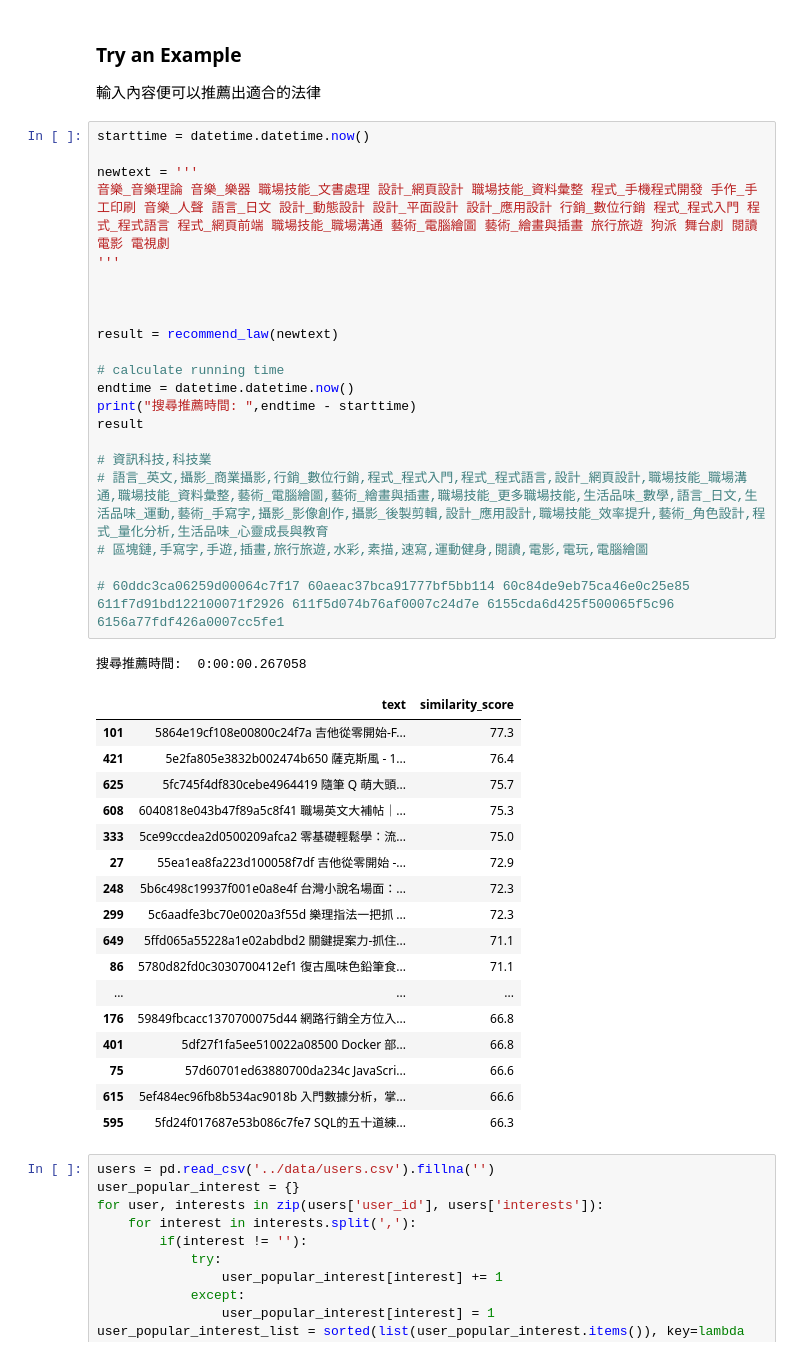
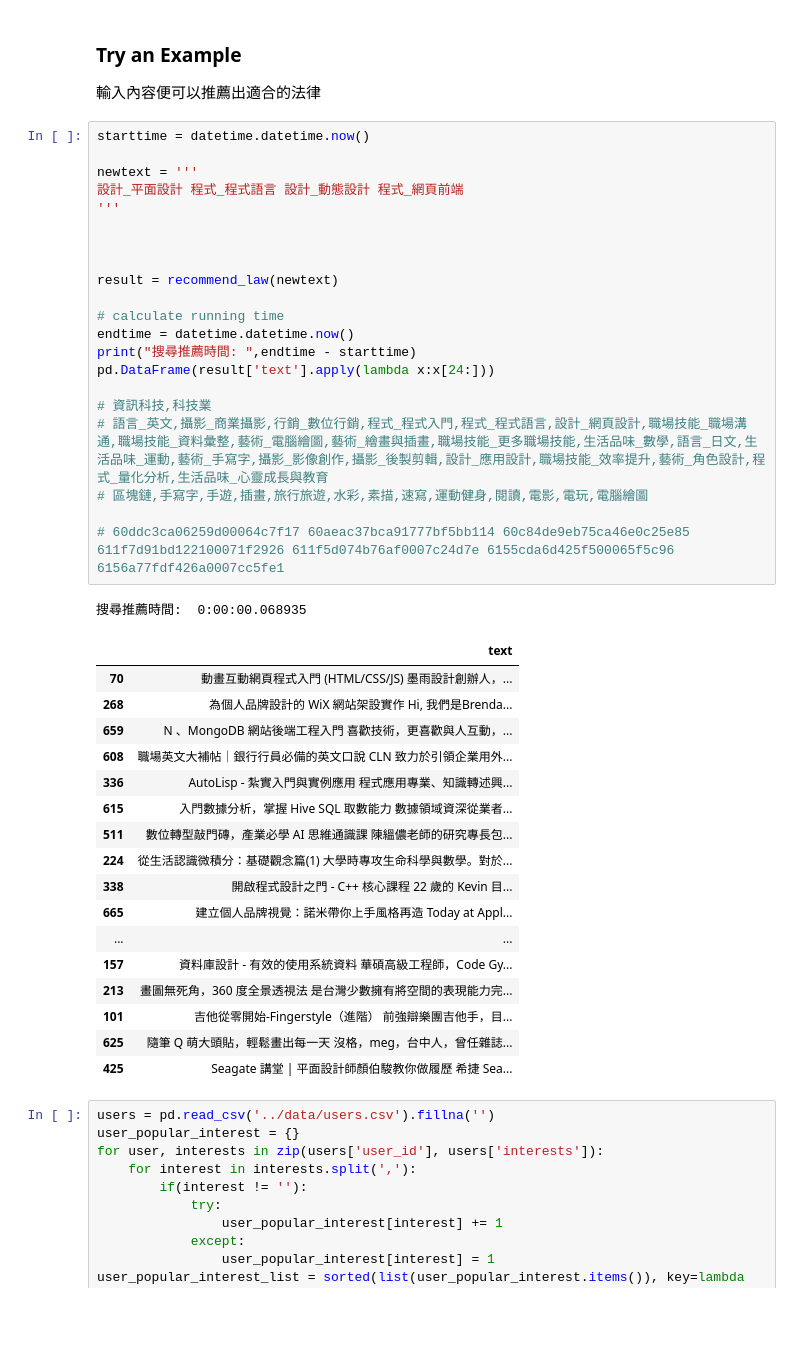
Before and after one commit to ianyang66/ADLFinal, a Jupyter notebook: possible_solution/tfidf_with_Pretrained_WordsEmbedding.ipynb.ipynb, the cells around one changed output. Saved outputs shown, nothing was run; the diff lists cells and outputs as text; blank space fills up the shorter version.

```diff
--- a/possible_solution/tfidf_with_Pretrained_WordsEmbedding.ipynb.ipynb
+++ b/possible_solution/tfidf_with_Pretrained_WordsEmbedding.ipynb.ipynb
@@ -188,43 +198,43 @@ def recommend_law(text, tfidf_text_vect = tfidf_text_vect):
 # %%
 starttime = datetime.datetime.now()
 
 newtext = '''
-音樂_音樂理論 音樂_樂器 職場技能_文書處理 設計_網頁設計 職場技能_資料彙整 程式_手機程式開發 手作_手工印刷 音樂_人聲 語言_日文 設計_動態設計 設計_平面設計 設計_應用設計 行銷_數位行銷 程式_程式入門 程式_程式語言 程式_網頁前端 職場技能_職場溝通 藝術_電腦繪圖 藝術_繪畫與插畫 旅行旅遊 狗派 舞台劇 閱讀 電影 電視劇
+設計_平面設計 程式_程式語言 設計_動態設計 程式_網頁前端
 '''
 
 
 
 result = recommend_law(newtext)
 
 # calculate running time
 endtime = datetime.datetime.now()
 print("搜尋推薦時間: ",endtime - starttime)
-result
+pd.DataFrame(result['text'].apply(lambda x:x[24:]))
 
 # 資訊科技,科技業
 # 語言_英文,攝影_商業攝影,行銷_數位行銷,程式_程式入門,程式_程式語言,設計_網頁設計,職場技能_職場溝通,職場技能_資料彙整,藝術_電腦繪圖,藝術_繪畫與插畫,職場技能_更多職場技能,生活品味_數學,語言_日文,生活品味_運動,藝術_手寫字,攝影_影像創作,攝影_後製剪輯,設計_應用設計,職場技能_效率提升,藝術_角色設計,程式_量化分析,生活品味_心靈成長與教育
 # 區塊鏈,手寫字,手遊,插畫,旅行旅遊,水彩,素描,速寫,運動健身,閱讀,電影,電玩,電腦繪圖
 
 # 60ddc3ca06259d00064c7f17 60aeac37bca91777bf5bb114 60c84de9eb75ca46e0c25e85 611f7d91bd122100071f2926 611f5d074b76af0007c24d7e 6155cda6d425f500065f5c96 6156a77fdf426a0007cc5fe1
 # %% [output]
-搜尋推薦時間:  0:00:00.267058
+搜尋推薦時間:  0:00:00.068935
-|  | text | similarity_score |
-| 101 | 5864e19cf108e00800c24f7a 吉他從零開始-F... | 77.3 |
-| 421 | 5e2fa805e3832b002474b650 薩克斯風 - 1... | 76.4 |
-| 625 | 5fc745f4df830cebe4964419 隨筆 Q 萌大頭... | 75.7 |
-| 608 | 6040818e043b47f89a5c8f41 職場英文大補帖｜... | 75.3 |
-| 333 | 5ce99ccdea2d0500209afca2 零基礎輕鬆學：流... | 75.0 |
-| 27 | 55ea1ea8fa223d100058f7df 吉他從零開始 -... | 72.9 |
-| 248 | 5b6c498c19937f001e0a8e4f 台灣小說名場面：... | 72.3 |
-| 299 | 5c6aadfe3bc70e0020a3f55d 樂理指法一把抓 ... | 72.3 |
-| 649 | 5ffd065a55228a1e02abdbd2 關鍵提案力-抓住... | 71.1 |
-| 86 | 5780d82fd0c3030700412ef1 復古風味色鉛筆食... | 71.1 |
-| ... | ... | ... |
-| 176 | 59849fbcacc1370700075d44 網路行銷全方位入... | 66.8 |
-| 401 | 5df27f1fa5ee510022a08500 Docker 部... | 66.8 |
-| 75 | 57d60701ed63880700da234c JavaScri... | 66.6 |
-| 615 | 5ef484ec96fb8b534ac9018b 入門數據分析，掌... | 66.6 |
-| 595 | 5fd24f017687e53b086c7fe7 SQL的五十道練... | 66.3 |
+|  | text |
+| 70 | 動畫互動網頁程式入門 (HTML/CSS/JS) 墨雨設計創辦人，... |
+| 268 | 為個人品牌設計的 WiX 網站架設實作 Hi, 我們是Brenda... |
+| 659 | N 、MongoDB 網站後端工程入門 喜歡技術，更喜歡與人互動，... |
+| 608 | 職場英文大補帖｜銀行行員必備的英文口說 CLN 致力於引領企業用外... |
+| 336 | AutoLisp - 紮實入門與實例應用 程式應用專業、知識轉述興... |
+| 615 | 入門數據分析，掌握 Hive SQL 取數能力 數據領域資深從業者... |
+| 511 | 數位轉型敲門磚，產業必學 AI 思維通識課 陳縕儂老師的研究專長包... |
+| 224 | 從生活認識微積分：基礎觀念篇(1) 大學時專攻生命科學與數學。對於... |
+| 338 | 開啟程式設計之門 - C++ 核心課程 22 歲的 Kevin 目... |
+| 665 | 建立個人品牌視覺：諾米帶你上手風格再造 Today at Appl... |
+| ... | ... |
+| 157 | 資料庫設計 - 有效的使用系統資料 華碩高級工程師，Code Gy... |
+| 213 | 畫圖無死角，360 度全景透視法 是台灣少數擁有將空間的表現能力完... |
+| 101 | 吉他從零開始-Fingerstyle（進階） 前強辯樂團吉他手，目... |
+| 625 | 隨筆 Q 萌大頭貼，輕鬆畫出每一天 沒格，meg，台中人，曾任雜誌... |
+| 425 | Seagate 講堂 | 平面設計師顏伯駿教你做履歷 希捷 Sea... |
 # %%
 users = pd.read_csv('../data/users.csv').fillna('')
 user_popular_interest = {}
```
Also changed, not shown: parts of 4 cells of this notebook, 13 other files.
